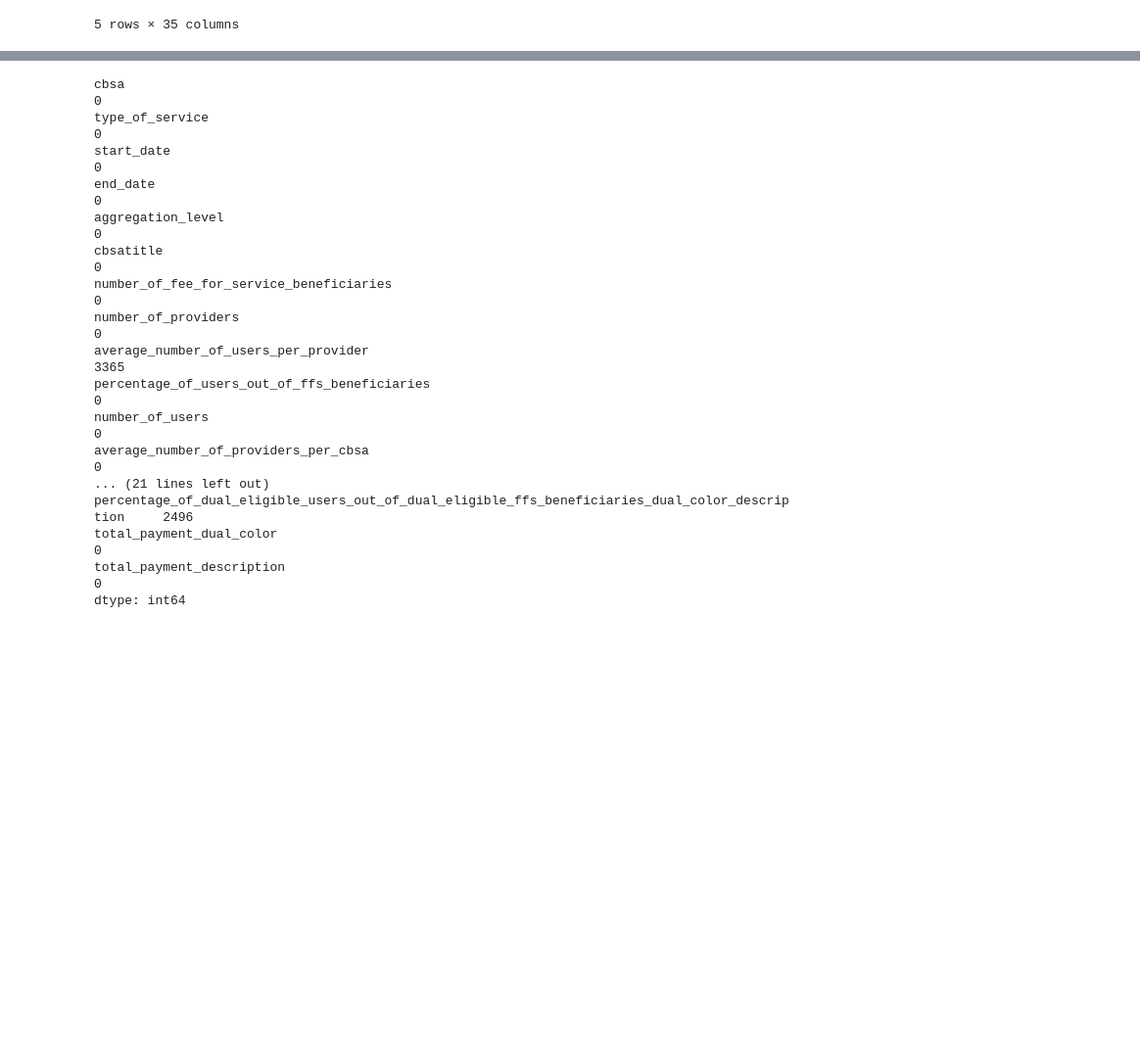
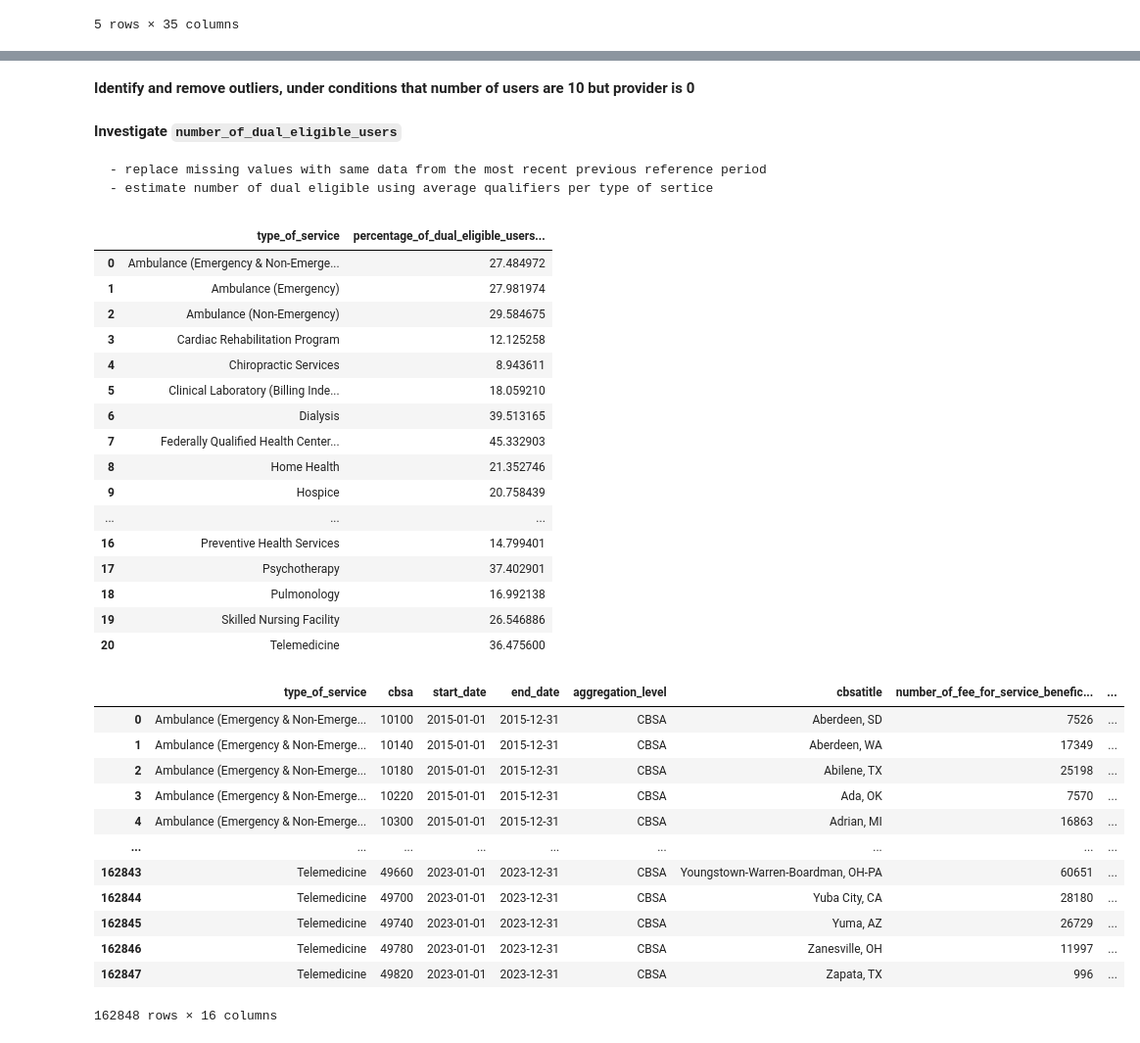
Before and after one commit to renaqd/team7-ADS502, a Jupyter notebook: team7-Final.ipynb, the cells around one changed output, grey strips where cells are left out. Shown at 98% size. Cells and saved outputs as stored; diff of their text form; code cells hidden in the pictures; blank space fills up the shorter version.

```diff
--- a/team7-Final.ipynb
+++ b/team7-Final.ipynb
@@ -285,3 +225,10 @@ cbsa43980[['start_date','type_of_service','number_of_dual_eligible_users']]
+# %% [markdown]
+**Identify and remove outliers, under conditions that number of users are 10 but provider is 0**
+# %% [markdown]
+**Investigate `number_of_dual_eligible_users`**
+
+    - replace missing values with same data from the most recent previous reference period
+    - estimate number of dual eligible using average qualifiers per type of sertice
 # %%
 # create a subset of cbsa with complete dual data
 dual_subset = ['start_date','type_of_service','cbsa','number_of_dual_eligible_users']
@@ -290,25 +237,49 @@ cbsa_dual = cbsa[dual_subset].sort_values('start_date').dropna().drop_duplicates
     subset=['type_of_service', 'cbsa'], keep='last')
 # %%
 # fill missing values with the most recent available data
-match_cols = ['cbsa','type_of_service']
-cbsa = cbsa.set_index(match_cols).fillna(cbsa_dual.set_index(match_cols)).reset_index()
+match_cols2 = ['cbsa','type_of_service']
+cbsa = cbsa.set_index(match_cols2).fillna(cbsa_dual.set_index(match_cols2)).reset_index()
+# %%
+# aggregate mean of percentage_of_dual_eligible_users_out_of_total_users per service type
+
+mean_percentage_service = cbsa.groupby('type_of_service')['percentage_of_dual_eligible_users_out_of_total_users'].mean()
+mean_percentage_service = mean_percentage_service.reset_index()
+mean_percentage_service
+# %% [output]
+|  | type_of_service | percentage_of_dual_eligible_users... |
+| 0 | Ambulance (Emergency & Non-Emerge... | 27.484972 |
+| 1 | Ambulance (Emergency) | 27.981974 |
+| 2 | Ambulance (Non-Emergency) | 29.584675 |
+| 3 | Cardiac Rehabilitation Program | 12.125258 |
+| 4 | Chiropractic Services | 8.943611 |
+| 5 | Clinical Laboratory (Billing Inde... | 18.059210 |
+| 6 | Dialysis | 39.513165 |
+| 7 | Federally Qualified Health Center... | 45.332903 |
+| 8 | Home Health | 21.352746 |
+| 9 | Hospice | 20.758439 |
+| ... | ... | ... |
+| 16 | Preventive Health Services | 14.799401 |
+| 17 | Psychotherapy | 37.402901 |
+| 18 | Pulmonology | 16.992138 |
+| 19 | Skilled Nursing Facility | 26.546886 |
+| 20 | Telemedicine | 36.475600 |
+# %%
+match_mean_dual_service = ['type_of_service']
+# %%
+cbsa = cbsa.set_index(match_mean_dual_service).fillna(mean_percentage_service.set_index(match_mean_dual_service)).reset_index()
 # %%
-cbsa.isnull().sum()
+cbsa
 # %% [output]
+|  | type_of_service | cbsa | start_date | end_date | aggregation_level | cbsatitle | number_of_fee_for_service_benefic... | ... |
+| 0 | Ambulance (Emergency & Non-Emerge... | 10100 | 2015-01-01 | 2015-12-31 | CBSA | Aberdeen, SD | 7526 | ... |
+| 1 | Ambulance (Emergency & Non-Emerge... | 10140 | 2015-01-01 | 2015-12-31 | CBSA | Aberdeen, WA | 17349 | ... |
+| 2 | Ambulance (Emergency & Non-Emerge... | 10180 | 2015-01-01 | 2015-12-31 | CBSA | Abilene, TX | 25198 | ... |
+| 3 | Ambulance (Emergency & Non-Emerge... | 10220 | 2015-01-01 | 2015-12-31 | CBSA | Ada, OK | 7570 | ... |
+| 4 | Ambulance (Emergency & Non-Emerge... | 10300 | 2015-01-01 | 2015-12-31 | CBSA | Adrian, MI | 16863 | ... |
+| ... | ... | ... | ... | ... | ... | ... | ... | ... |
+| 162843 | Telemedicine | 49660 | 2023-01-01 | 2023-12-31 | CBSA | Youngstown-Warren-Boardman, OH-PA | 60651 | ... |
+| 162844 | Telemedicine | 49700 | 2023-01-01 | 2023-12-31 | CBSA | Yuba City, CA | 28180 | ... |
+| 162845 | Telemedicine | 49740 | 2023-01-01 | 2023-12-31 | CBSA | Yuma, AZ | 26729 | ... |
+| 162846 | Telemedicine | 49780 | 2023-01-01 | 2023-12-31 | CBSA | Zanesville, OH | 11997 | ... |
+| 162847 | Telemedicine | 49820 | 2023-01-01 | 2023-12-31 | CBSA | Zapata, TX | 996 | ... |
-cbsa                                                                                                   0
-type_of_service                                                                                        0
-start_date                                                                                             0
-end_date                                                                                               0
-aggregation_level                                                                                      0
-cbsatitle                                                                                              0
-number_of_fee_for_service_beneficiaries                                                                0
-number_of_providers                                                                                    0
-average_number_of_users_per_provider                                                                3365
-percentage_of_users_out_of_ffs_beneficiaries                                                           0
-number_of_users                                                                                        0
-average_number_of_providers_per_cbsa                                                                   0
-... (21 lines left out)
-percentage_of_dual_eligible_users_out_of_dual_eligible_ffs_beneficiaries_dual_color_description     2496
-total_payment_dual_color                                                                               0
-total_payment_description                                                                              0
-dtype: int64
+162848 rows × 16 columns
```
Also changed, not shown: parts of 42 cells of this notebook.
